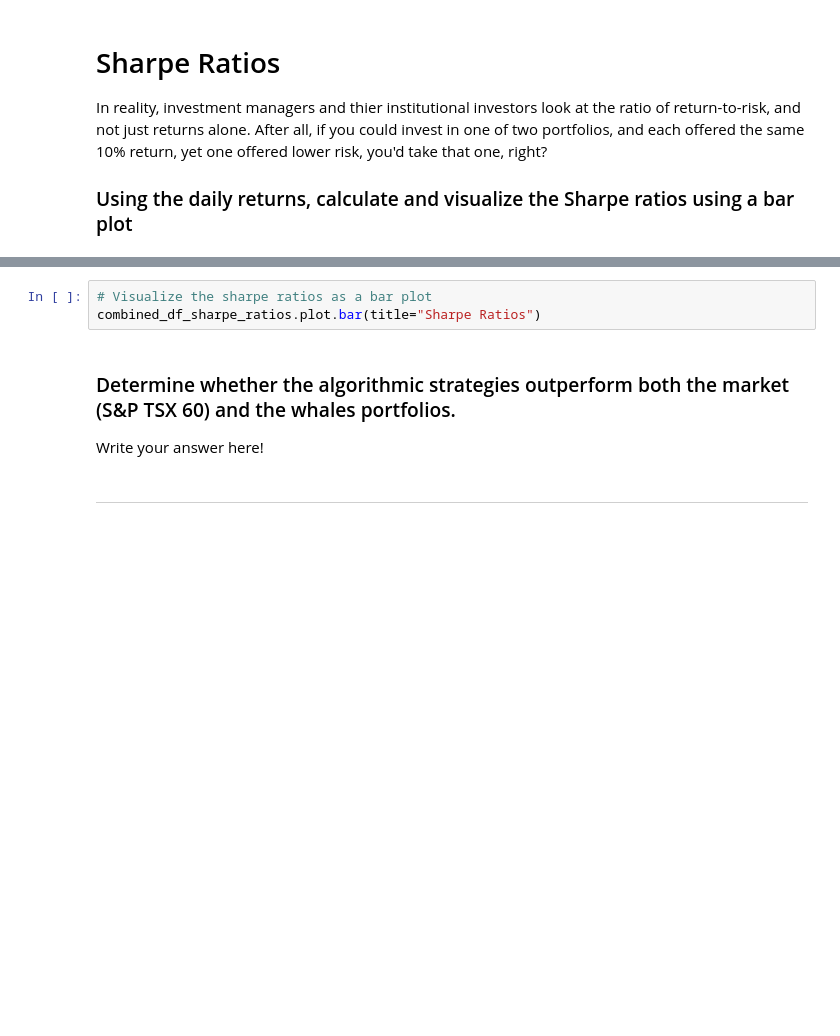
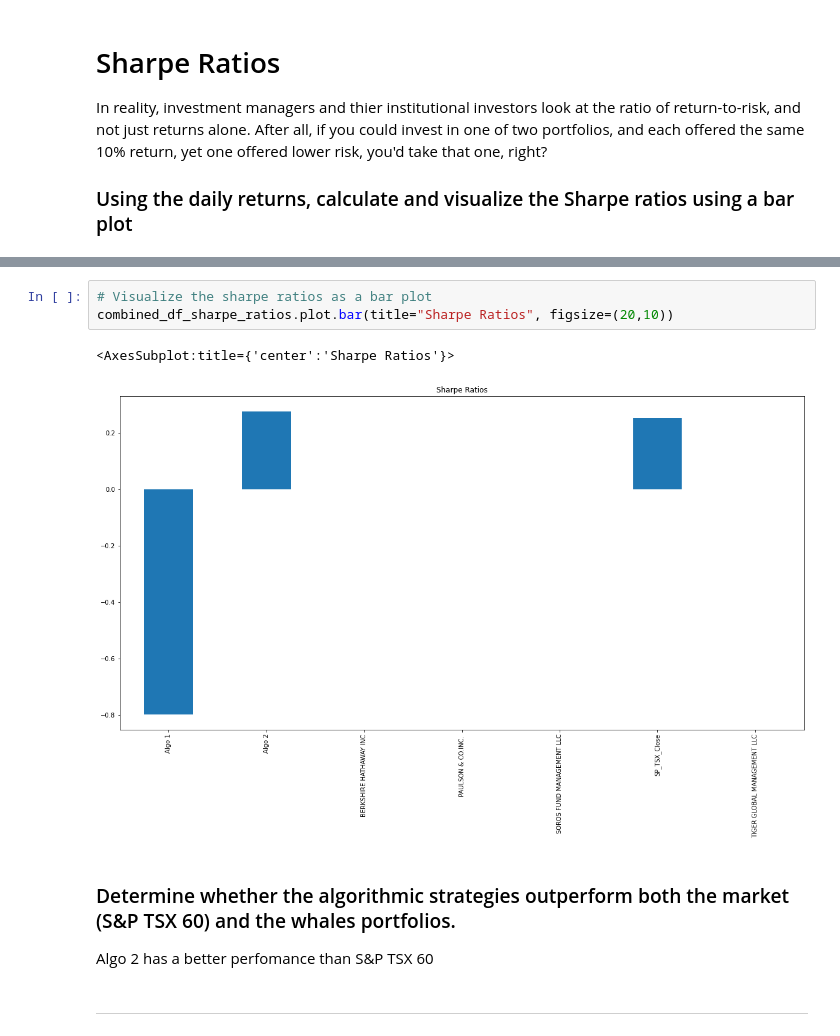
Before and after one commit to aliabolhassani/whale-analysis, a Jupyter notebook: Code/whale_analysis.ipynb, the cells around one changed output, grey strips where cells are left out. Cells and saved outputs as stored; diff of their text form; blank space fills up the shorter version.

```diff
--- a/Code/whale_analysis.ipynb
+++ b/Code/whale_analysis.ipynb
@@ -353,11 +348,14 @@ SP_TSX_Close                   0.251209
 dtype: float64
 # %%
 # Visualize the sharpe ratios as a bar plot
-combined_df_sharpe_ratios.plot.bar(title="Sharpe Ratios")
+combined_df_sharpe_ratios.plot.bar(title="Sharpe Ratios", figsize=(20,10))
+# %% [output]
+<AxesSubplot:title={'center':'Sharpe Ratios'}>
+[figure, added]
 # %% [markdown]
 ### Determine whether the algorithmic strategies outperform both the market (S&P TSX 60) and the whales portfolios.
 
-Write your answer here!
+Algo 2 has a better perfomance than S&P TSX 60
 # %% [markdown]
 ---
 # %% [markdown]
```
Also changed, not shown: parts of 21 cells of this notebook.
